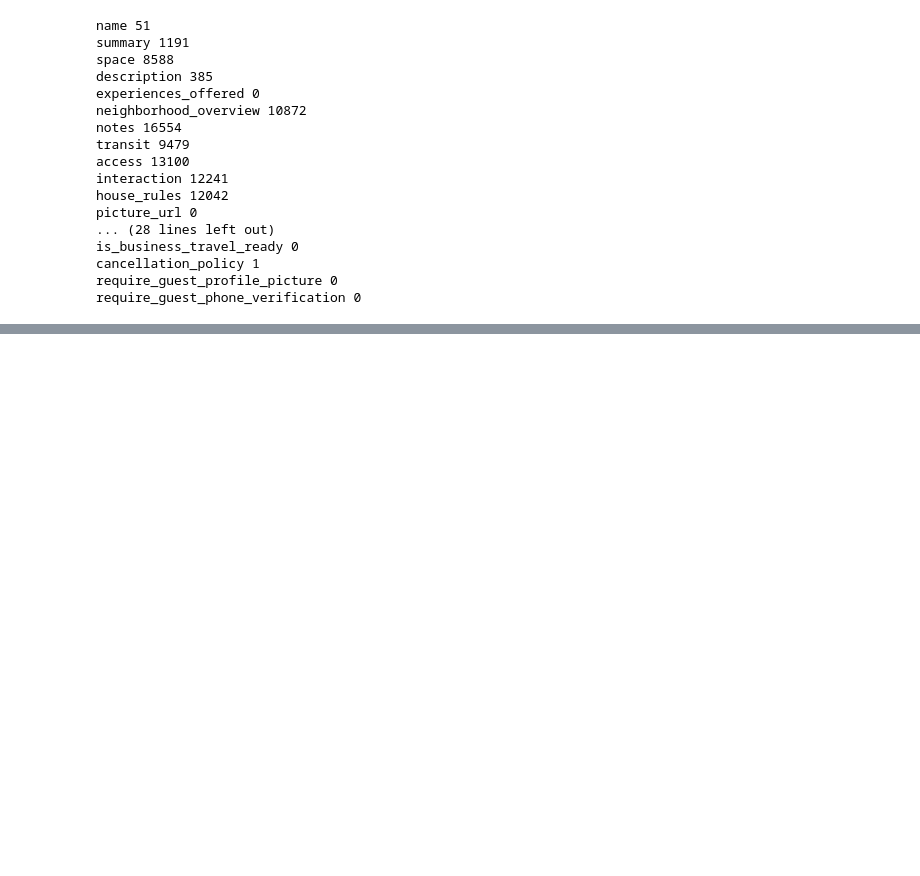
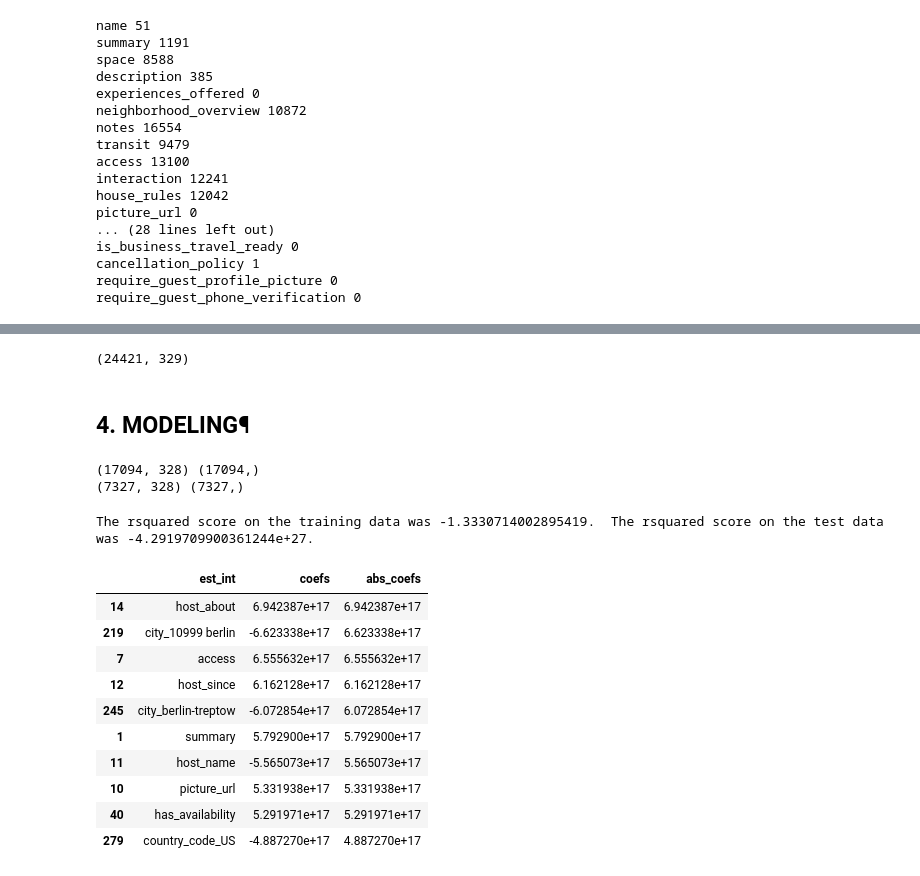
Before and after one commit to Mcamin/Berlin-Airbnb-19-20, a Jupyter notebook: Airbnb_Berlin.ipynb, the cells around one changed output, grey strips where cells are left out. Saved outputs shown, nothing was run; the diff lists cells and outputs as text; code cells hidden in the pictures; blank space fills up the shorter version.

Commit message:
Trained the model.

```diff
--- a/Airbnb_Berlin.ipynb
+++ b/Airbnb_Berlin.ipynb
@@ -782,0 +872,3 @@ for t in tf_fields:
+# %%
+# Drop the original amenities field
+df_list = df_list.drop('amenities', axis = 1)
@@ -782,0 +886,9 @@ for t in tf_fields:
+# %%
+# Get Dummies for categorical fields
+cat_fields = df_list.select_dtypes(include=['object']).columns
+
+df_list = pd.get_dummies(df_list, columns=cat_fields)
+df_list.head()
+df_list.shape
+# %% [output]
+(24421, 329)
@@ -782,0 +899,62 @@ for t in tf_fields:
+# %% [markdown]
+## 4. MODELING¶
+# %%
+# Create train and test data sets
+X_train, X_test, y_train, y_test = train_test_split(X, y, test_size = .30, random_state=40)
+
+print(X_train.shape, y_train.shape)
+print(X_test.shape, y_test.shape)
+# %% [output]
+(17094, 328) (17094,)
+(7327, 328) (7327,)
+# %%
+# Instantiate linear regression model and fit it to training data set
+lm_model = LinearRegression(normalize=True)
+lm_model.fit(X_train, y_train)
+
+# Predict and score the model
+y_train_preds = lm_model.predict(X_train)
+y_test_preds = lm_model.predict(X_test)
+train_score = r2_score(y_train, y_train_preds)
+test_score = r2_score(y_test,y_test_preds)
+print("The rsquared score on the training data was {}.  The rsquared score on the test data was {}.".format(train_score, test_score))
+# %% [output]
+The rsquared score on the training data was -1.3330714002895419.  The rsquared score on the test data was -4.2919709900361244e+27.
+# %%
+def coef_weights(coefficients, X_train):
+    '''
+    Function to get coefficients back for each of the features
+    INPUT:
+    coefficients - the coefficients of the linear model
+    X_train - the training data, so the column names can be used
+    OUTPUT:
+    coefs_df - a dataframe holding the coefficient, estimate, and abs(estimate)
+
+    Provides a dataframe that can be used to understand the most influential coefficients
+    in a linear model by providing the coefficient estimates along with the name of the
+    variable attached to the coefficient.
+    '''
+    coefs_df = pd.DataFrame()
+    coefs_df['est_int'] = X_train.columns
+    coefs_df['coefs'] = lm_model.coef_
+    coefs_df['abs_coefs'] = np.abs(lm_model.coef_)
+    coefs_df = coefs_df.sort_values('abs_coefs', ascending=False)
+    return coefs_df
+
+#Use the function
+coef_df = coef_weights(lm_model.coef_, X_train)
+
+#A quick look at the top results
+coef_df.head(10)
+# %% [output]
+|  | est_int | coefs | abs_coefs |
+| 14 | host_about | 6.942387e+17 | 6.942387e+17 |
+| 219 | city_10999 berlin | -6.623338e+17 | 6.623338e+17 |
+| 7 | access | 6.555632e+17 | 6.555632e+17 |
+| 12 | host_since | 6.162128e+17 | 6.162128e+17 |
+| 245 | city_berlin-treptow | -6.072854e+17 | 6.072854e+17 |
+| 1 | summary | 5.792900e+17 | 5.792900e+17 |
+| 11 | host_name | -5.565073e+17 | 5.565073e+17 |
+| 10 | picture_url | 5.331938e+17 | 5.331938e+17 |
+| 40 | has_availability | 5.291971e+17 | 5.291971e+17 |
+| 279 | country_code_US | -4.887270e+17 | 4.887270e+17 |
```
Also changed, not shown: parts of 18 cells of this notebook.
